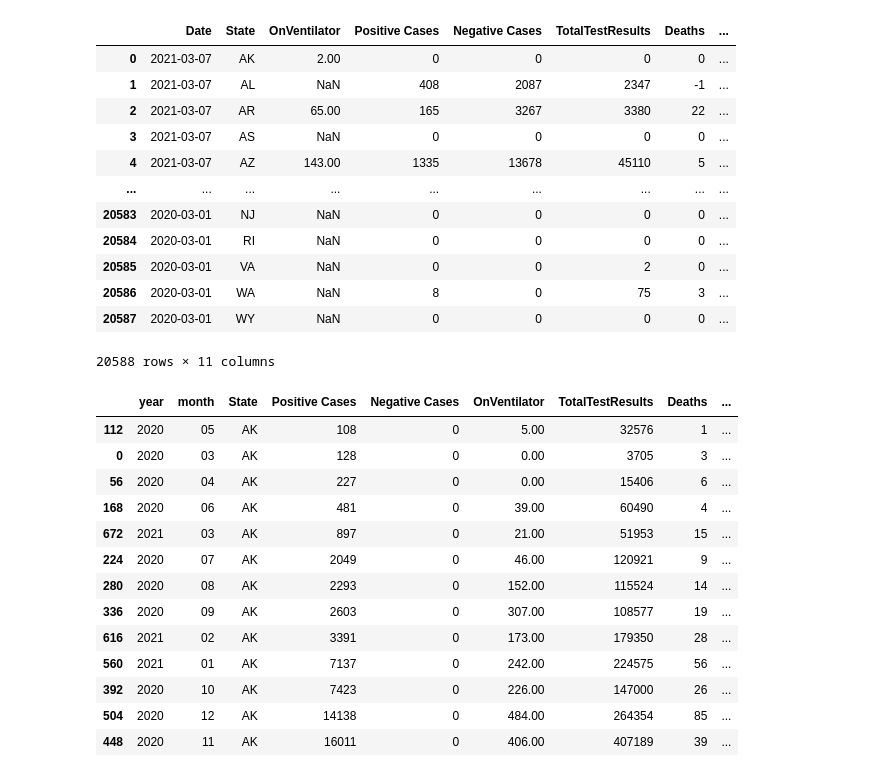
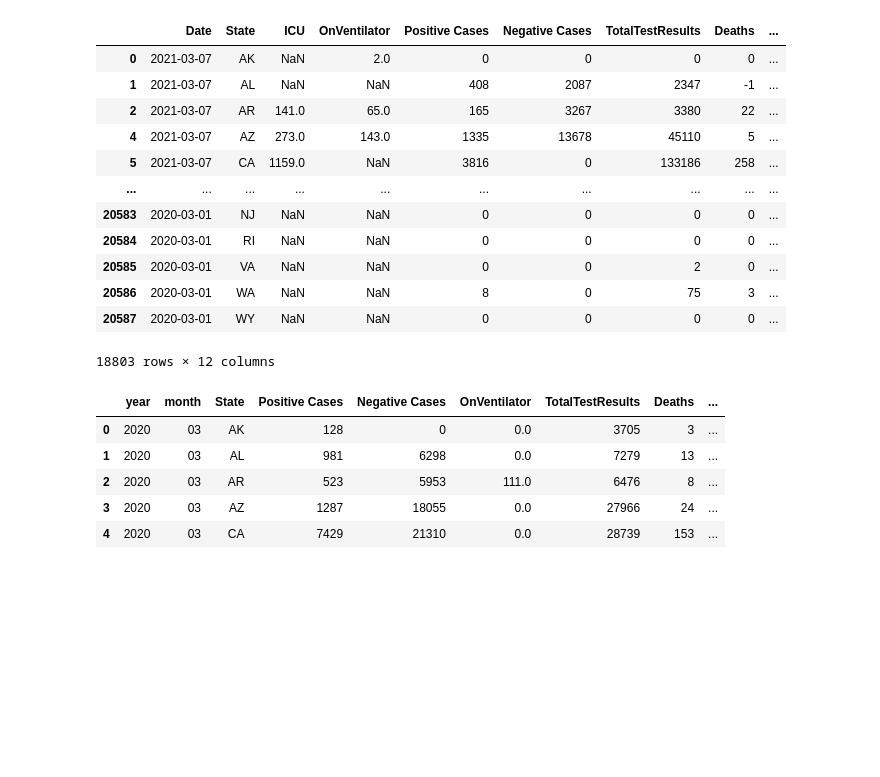
Before and after one commit to Subbagari1985/COVID-19-impact-on-Hospital-systems, a Jupyter notebook: Covid_Analysis.ipynb, the cells around one changed output. Saved outputs shown, nothing was run; the diff lists cells and outputs as text; code cells hidden in the pictures; blank space fills up the shorter version.

```diff
--- a/Covid_Analysis.ipynb
+++ b/Covid_Analysis.ipynb
@@ -16,15 +17,19 @@ import matplotlib.animation as animation
 # %%
 #Querying the API to get the covid information
 Url = "https://api.covidtracking.com/v1/states/daily.json"
-Covid_Info_Response = requests.get(url)
+Covid_Info_Response = requests.get(Url)
 Covid_Info_Json = Covid_Info_Response.json()
-Df = pd.read_json(url)
+Df = pd.read_json(Url)
 
 #Drop the columns that are not needed
-Covid_Info_Df=Df.drop(Df.columns[[2,3,4,5,6,7,8,9,10,11,13,14,15,16,17,18,19,20,21,22,23,24,25,26,27,28,29,30,31,32,33,34,35,36,37,38,39,40,43,45,46,49,50,51,52,53,54,55]], axis=1)
+Covid_Info_Df=Df.drop(Df.columns[[2,3,4,5,6,7,8,9,11,13,14,15,16,17,18,19,20,21,22,23,24,25,26,27,28,29,30,31,32,33,34,35,36,37,38,39,40,43,45,46,49,50,51,52,53,54,55]], axis=1)
+
 
 #Drop the data from before Mar, 2020
 Covid_Info_Df.drop(Covid_Info_Df.index[20588:] ,axis = 0, inplace=True)
 Covid_Info_Df
-Df.keys()
+
+#Drop the rows that have AS, GU, PR, VI, MP as states
+Covid_Info_Df = Covid_Info_Df.drop(Covid_Info_Df[(Covid_Info_Df.state == 'AS') | (Covid_Info_Df.state == 'GU') | (Covid_Info_Df.state == 'PR') | (Covid_Info_Df.state == 'VI') | (Covid_Info_Df.state == 'MP')].index)
+Covid_Info_Df.head()
 # %% [output]
@@ -76,44 +62,35 @@ Covid_Info_Df = Covid_Info_Df.rename(columns={
     "negativeIncrease":"Negative Cases",
     "onVentilatorCurrently":"OnVentilator",
     "totalTestResultsIncrease":"TotalTestResults",
+    "inIcuCurrently":"ICU"
 })
 Covid_Info_Df
 # %% [output]
-|  | Date | State | OnVentilator | Positive Cases | Negative Cases | TotalTestResults | Deaths | ... |
-| 0 | 2021-03-07 | AK | 2.00 | 0 | 0 | 0 | 0 | ... |
-| 1 | 2021-03-07 | AL | NaN | 408 | 2087 | 2347 | -1 | ... |
-| 2 | 2021-03-07 | AR | 65.00 | 165 | 3267 | 3380 | 22 | ... |
-| 3 | 2021-03-07 | AS | NaN | 0 | 0 | 0 | 0 | ... |
-| 4 | 2021-03-07 | AZ | 143.00 | 1335 | 13678 | 45110 | 5 | ... |
-| ... | ... | ... | ... | ... | ... | ... | ... | ... |
-| 20583 | 2020-03-01 | NJ | NaN | 0 | 0 | 0 | 0 | ... |
-| 20584 | 2020-03-01 | RI | NaN | 0 | 0 | 0 | 0 | ... |
-| 20585 | 2020-03-01 | VA | NaN | 0 | 0 | 2 | 0 | ... |
-| 20586 | 2020-03-01 | WA | NaN | 8 | 0 | 75 | 3 | ... |
-| 20587 | 2020-03-01 | WY | NaN | 0 | 0 | 0 | 0 | ... |
+|  | Date | State | ICU | OnVentilator | Positive Cases | Negative Cases | TotalTestResults | Deaths | ... |
+| 0 | 2021-03-07 | AK | NaN | 2.0 | 0 | 0 | 0 | 0 | ... |
+| 1 | 2021-03-07 | AL | NaN | NaN | 408 | 2087 | 2347 | -1 | ... |
+| 2 | 2021-03-07 | AR | 141.0 | 65.0 | 165 | 3267 | 3380 | 22 | ... |
+| 4 | 2021-03-07 | AZ | 273.0 | 143.0 | 1335 | 13678 | 45110 | 5 | ... |
+| 5 | 2021-03-07 | CA | 1159.0 | NaN | 3816 | 0 | 133186 | 258 | ... |
+| ... | ... | ... | ... | ... | ... | ... | ... | ... | ... |
+| 20583 | 2020-03-01 | NJ | NaN | NaN | 0 | 0 | 0 | 0 | ... |
+| 20584 | 2020-03-01 | RI | NaN | NaN | 0 | 0 | 0 | 0 | ... |
+| 20585 | 2020-03-01 | VA | NaN | NaN | 0 | 0 | 2 | 0 | ... |
+| 20586 | 2020-03-01 | WA | NaN | NaN | 8 | 0 | 75 | 3 | ... |
+| 20587 | 2020-03-01 | WY | NaN | NaN | 0 | 0 | 0 | 0 | ... |
-20588 rows × 11 columns
+18803 rows × 12 columns
 # %%
 #Grouping the covid information by Year, Month and State. This helps us to summarize the covid information by Year+Month for each state.
-Grouped_Covid_Info_Df = Covid_Info_Df.groupby(['year','month','State']).agg({"Positive Cases":'sum',"Negative Cases":'sum',"OnVentilator":'sum',"TotalTestResults":'sum',"Deaths":'sum',"Hospitalized":'sum'})
+Grouped_Covid_Info_Df = Covid_Info_Df.groupby(['year','month','State']).agg({"Positive Cases":'sum',"Negative Cases":'sum',"OnVentilator":'sum',"TotalTestResults":'sum',"Deaths":'sum',"Hospitalized":'sum',"ICU":'sum'})
 Grouped_Covid_Info_Df = Grouped_Covid_Info_Df.reset_index()
-Grouped_Covid_Info_Df
-Result_Df = Grouped_Covid_Info_Df[Grouped_Covid_Info_Df['State'] == 'AK']
-Result_Df.sort_values(by = 'Positive Cases',ascending=True)
+Grouped_Covid_Info_Df.head()
 # %% [output]
 |  | year | month | State | Positive Cases | Negative Cases | OnVentilator | TotalTestResults | Deaths | ... |
-| 112 | 2020 | 05 | AK | 108 | 0 | 5.00 | 32576 | 1 | ... |
-| 0 | 2020 | 03 | AK | 128 | 0 | 0.00 | 3705 | 3 | ... |
-| 56 | 2020 | 04 | AK | 227 | 0 | 0.00 | 15406 | 6 | ... |
-| 168 | 2020 | 06 | AK | 481 | 0 | 39.00 | 60490 | 4 | ... |
-| 672 | 2021 | 03 | AK | 897 | 0 | 21.00 | 51953 | 15 | ... |
-| 224 | 2020 | 07 | AK | 2049 | 0 | 46.00 | 120921 | 9 | ... |
-| 280 | 2020 | 08 | AK | 2293 | 0 | 152.00 | 115524 | 14 | ... |
-| 336 | 2020 | 09 | AK | 2603 | 0 | 307.00 | 108577 | 19 | ... |
-| 616 | 2021 | 02 | AK | 3391 | 0 | 173.00 | 179350 | 28 | ... |
-| 560 | 2021 | 01 | AK | 7137 | 0 | 242.00 | 224575 | 56 | ... |
-| 392 | 2020 | 10 | AK | 7423 | 0 | 226.00 | 147000 | 26 | ... |
-| 504 | 2020 | 12 | AK | 14138 | 0 | 484.00 | 264354 | 85 | ... |
-| 448 | 2020 | 11 | AK | 16011 | 0 | 406.00 | 407189 | 39 | ... |
+| 0 | 2020 | 03 | AK | 128 | 0 | 0.0 | 3705 | 3 | ... |
+| 1 | 2020 | 03 | AL | 981 | 6298 | 0.0 | 7279 | 13 | ... |
+| 2 | 2020 | 03 | AR | 523 | 5953 | 111.0 | 6476 | 8 | ... |
+| 3 | 2020 | 03 | AZ | 1287 | 18055 | 0.0 | 27966 | 24 | ... |
+| 4 | 2020 | 03 | CA | 7429 | 21310 | 0.0 | 28739 | 153 | ... |
 # %%
 #Retrieving the hospital information from a csv file and drop the columns that are not needed.
 Hospital_info_path = "../COVID-19-impact-on-Hospital-systems/Hospital data.csv"
```
Also changed, not shown: parts of 14 cells of this notebook, 2 other files.
